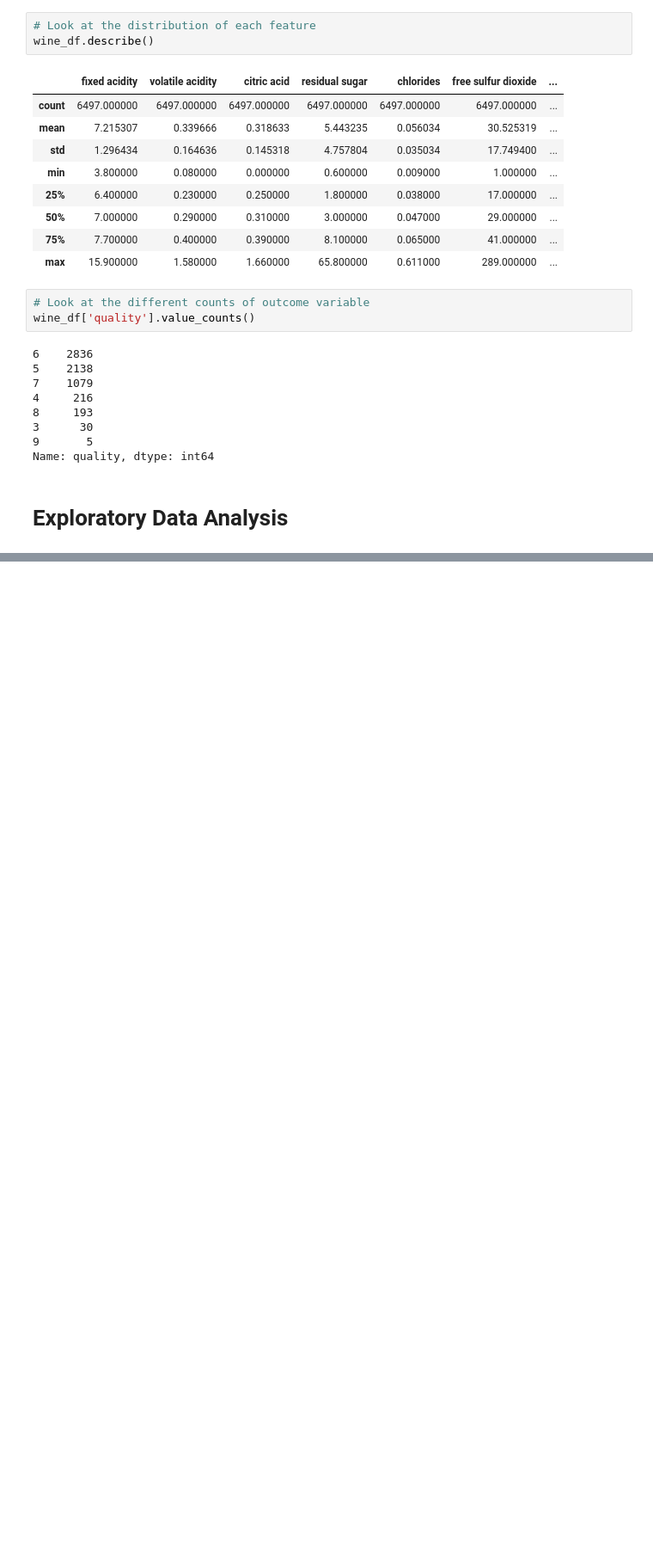
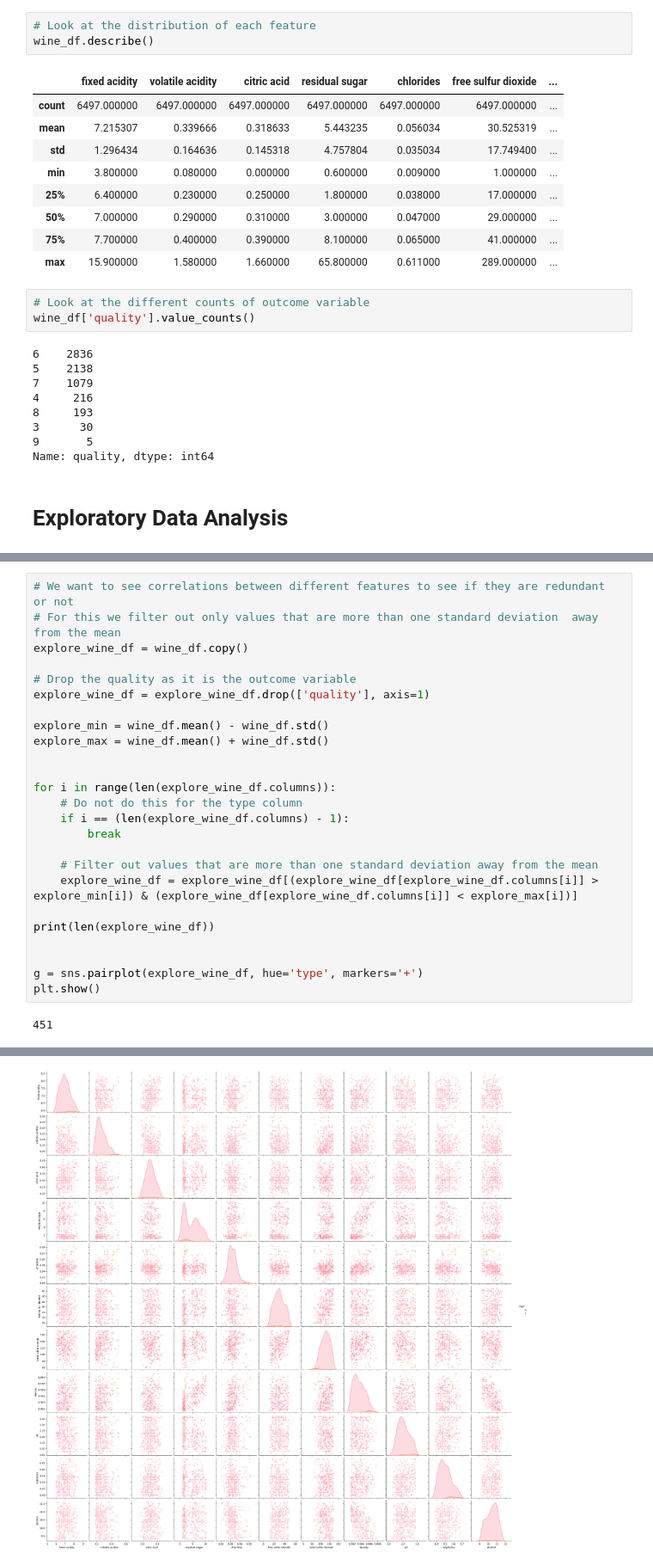
Before and after one commit to SevenhuijsenM/lab1-wine, a Jupyter notebook: wine-backfill.ipynb, the cells around one changed output, grey strips where cells are left out. Shown at 86% size. Drawn from its saved outputs; the diff is of its cells as text; blank space fills up the shorter version.

```diff
--- a/wine-backfill.ipynb
+++ b/wine-backfill.ipynb
@@ -121,0 +96,27 @@ See https://numpy.org/devdocs/release/1.25.0-notes.html and the docs for more in
+# %%
+# We want to see correlations between different features to see if they are redundant or not
+# For this we filter out only values that are more than one standard deviation  away from the mean
+explore_wine_df = wine_df.copy()
+
+# Drop the quality as it is the outcome variable
+explore_wine_df = explore_wine_df.drop(['quality'], axis=1)
+
+explore_min = wine_df.mean() - wine_df.std()
+explore_max = wine_df.mean() + wine_df.std()
+
+
+for i in range(len(explore_wine_df.columns)):
+    # Do not do this for the type column
+    if i == (len(explore_wine_df.columns) - 1):
+        break
+
+    # Filter out values that are more than one standard deviation away from the mean
+    explore_wine_df = explore_wine_df[(explore_wine_df[explore_wine_df.columns[i]] > explore_min[i]) & (explore_wine_df[explore_wine_df.columns[i]] < explore_max[i])]
+
+print(len(explore_wine_df))
+
+
+g = sns.pairplot(explore_wine_df, hue='type', markers='+')
+plt.show()
+# %% [output]
+451
@@ -121,0 +140 @@ See https://numpy.org/devdocs/release/1.25.0-notes.html and the docs for more in
+[figure, added]
```
Also changed, not shown: parts of 11 cells of this notebook.
